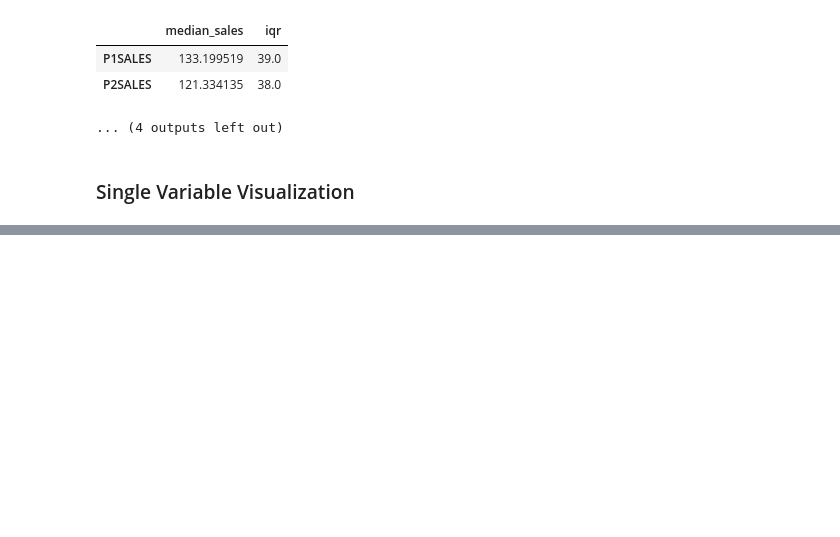
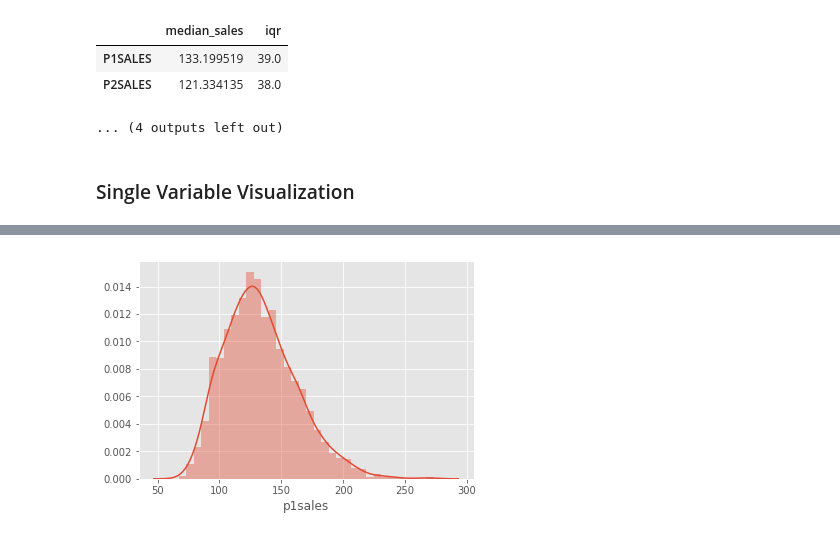
Before and after one commit to dyoung418/pandas-r-for-mktg, a Jupyter notebook: 3_simdata_plotting.ipynb, the cells around one changed output, grey strips where cells are left out. Cells and saved outputs as stored; diff of their text form; code cells hidden in the pictures; blank space fills up the shorter version.

```diff
--- a/3_simdata_plotting.ipynb
+++ b/3_simdata_plotting.ipynb
@@ -704,0 +725,4 @@ mysummary
+# %%
+sns.distplot(df_store.p1sales);
+# %% [output]
+[figure, added]
```
Also changed, not shown: parts of 16 cells of this notebook.
